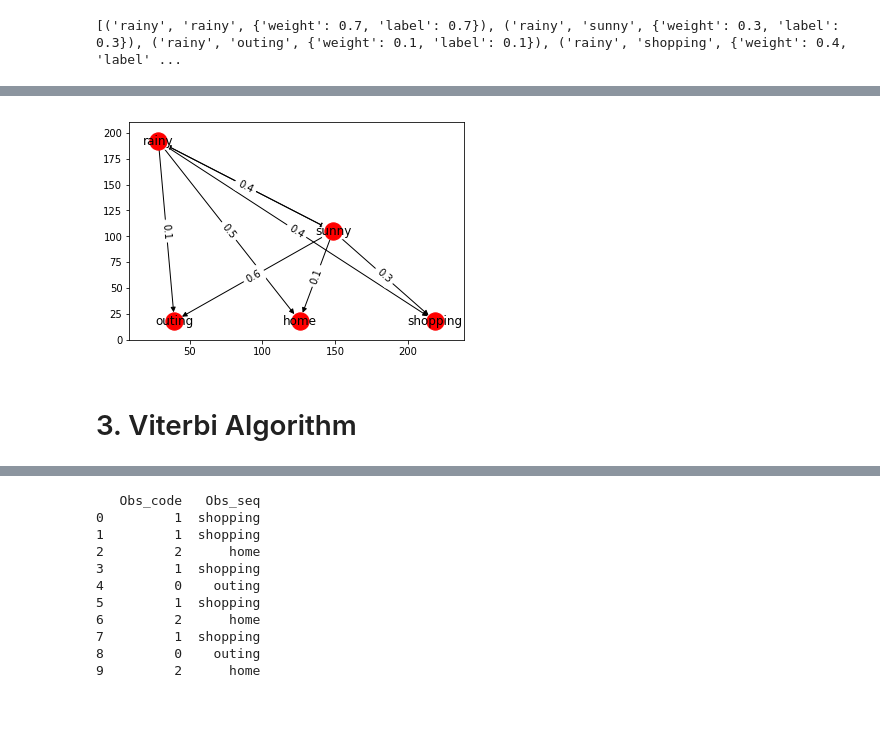
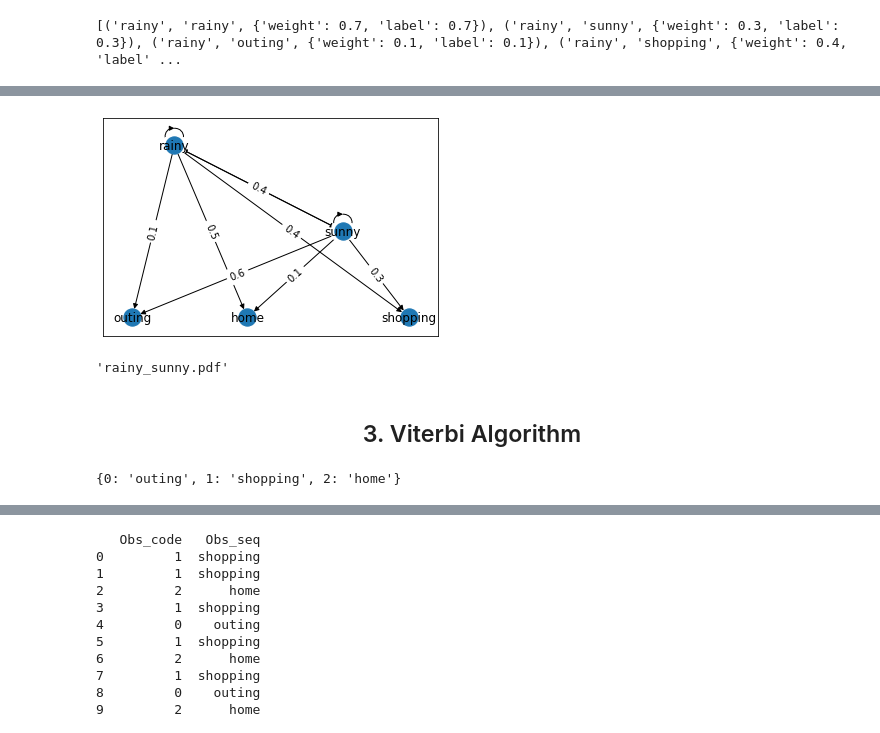
Before and after one commit to Baylor96/Python, a Jupyter notebook: Mathematics of scientific researchers/Stochastic Processes/Hidden Markov Model.ipynb, the cells around one changed output, grey strips where cells are left out. Drawn from its saved outputs; the diff is of its cells as text; code cells hidden in the pictures; blank space fills up the shorter version.

```diff
--- a/Mathematics of scientific researchers/Stochastic Processes/Hidden Markov Model.ipynb
+++ b/Mathematics of scientific researchers/Stochastic Processes/Hidden Markov Model.ipynb
@@ -20,6 +49,6 @@ rainy    0.6
 sunny    0.4
 Name: hidden_states, dtype: float64
 # %%
-a_df = pd.DataFrame(columns=hidden_states, index=hidden_states)
-a_df.loc[hidden_states[0]] = [0.7, 0.3]
-a_df.loc[hidden_states[1]] = [0.4, 0.6]
+w_df = pd.DataFrame(columns=hidden_states, index=hidden_states)
+w_df.loc[hidden_states[0]] = [0.7, 0.3]
+w_df.loc[hidden_states[1]] = [0.4, 0.6]
@@ -34,4 +63,4 @@ a_df
 # %%
-b_df = pd.DataFrame(columns=states, index=hidden_states)
-b_df.loc[hidden_states[0]] = [0.1, 0.4, 0.5]
-b_df.loc[hidden_states[1]] = [0.6, 0.3, 0.1]
+s_df = pd.DataFrame(columns=states, index=hidden_states)
+s_df.loc[hidden_states[0]] = [0.1, 0.4, 0.5]
+s_df.loc[hidden_states[1]] = [0.6, 0.3, 0.1]
@@ -54,8 +83,8 @@ def get_markov_edges(H):
 
     return edges
 # %%
-hidden_edges = get_markov_edges(a_df)
-emit_edges = get_markov_edges(b_df)
+hidden_edges = get_markov_edges(w_df)
+emit_edges = get_markov_edges(s_df)
 # %%
 hidden_edges
 # %% [output]
@@ -91,3 +120,12 @@ for k,v in emit_edges.items():
 print(G.edges(data=True))
 # %% [output]
 [('rainy', 'rainy', {'weight': 0.7, 'label': 0.7}), ('rainy', 'sunny', {'weight': 0.3, 'label': 0.3}), ('rainy', 'outing', {'weight': 0.1, 'label': 0.1}), ('rainy', 'shopping', {'weight': 0.4, 'label' ...
+# %%
+edge_labels = {(n1,n2):d['label'] for n1,n2,d in G.edges(data=True)}
+'''
+edge_labels = {}
+
+for n1,n2,d in G.edges(data=True):
+    edge_labels.update({(n1,n2):d['label']})
+'''
+edge_labels
@@ -94,12 +143,20 @@ print(G.edges(data=True))
 # %%
 pos = nx.drawing.nx_pydot.graphviz_layout(G, prog='dot')
 nx.draw_networkx(G, pos)
-
-edge_labels = {(n1,n2):d['label'] for n1,n2,d in G.edges(data=True)}
 nx.draw_networkx_edge_labels(G , pos, edge_labels=edge_labels)
-nx.drawing.nx_pydot.write_dot(G, 'pet_dog_markov.dot')
+nx.drawing.nx_pydot.write_dot(G, 'rainy_sunny_markov.dot')
 # %% [output]
-[figure, old version]
+[figure, new version]
+# %%
+dot_path = os.path.join(os.path.abspath(''),'rainy_sunny_markov.dot')
+
+with open(dot_path) as f:
+    dot_graph = f.read()
+
+graph = graphviz.Source(dot_graph)
+graph.view('rainy_sunny')
+# %% [output]
+'rainy_sunny.pdf'
 # %% [markdown]
-# 3. Viterbi Algorithm
+## <center> 3. Viterbi Algorithm
 # %%
@@ -108,4 +165,12 @@ obs_map = {"outing":0, "shopping":1, "home":2}
 obs = np.array([1,1,2,1,0,1,2,1,0,2,2,0,1,0,1])
 # %%
 inv_obs_map = dict((v,k) for k,v in obs_map.items())
-obs_seq = [inv_obs_map[v] for v in list(obs)]
+'''
+inv_obs_map = {}
+
+for k,v in obs_map.items():
+    inv_obs_map.update({(v,k)})
+'''
+inv_obs_map
+# %% [output]
+{0: 'outing', 1: 'shopping', 2: 'home'}
```
Also changed, not shown: parts of 24 cells of this notebook.
